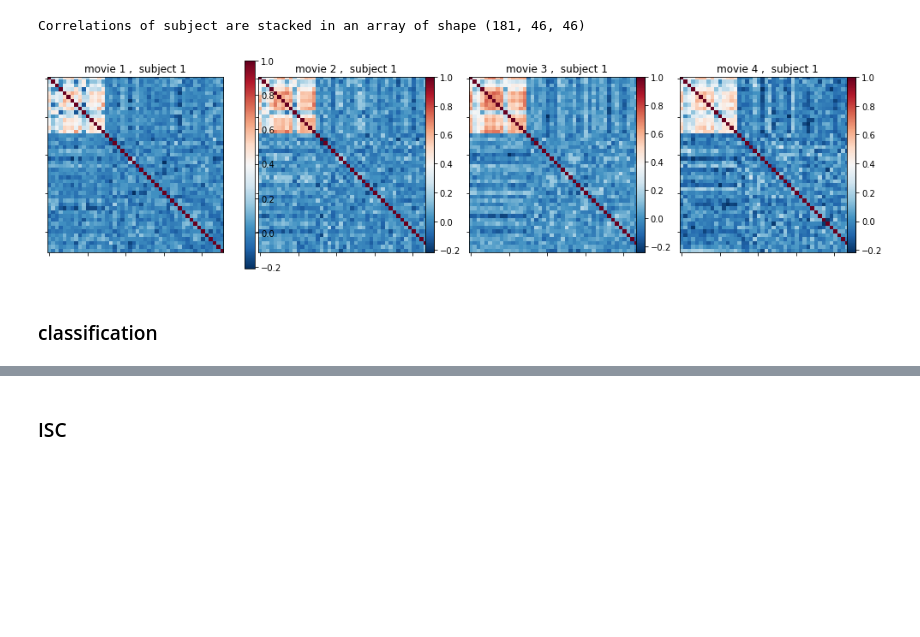
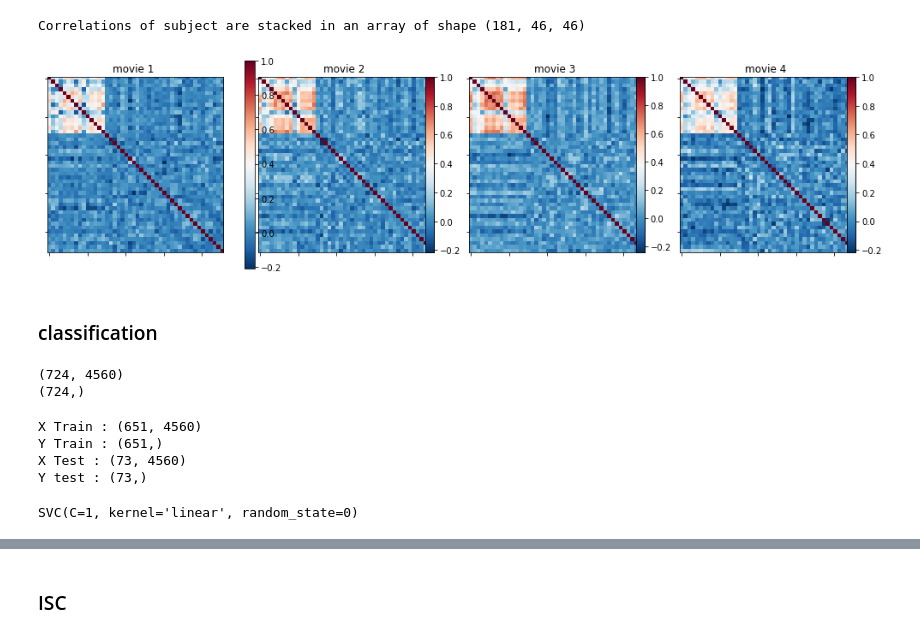
Before and after one commit to eyalhizmi/Machine-learning-methods-for-fMRI-signal-analysis, a Jupyter notebook: final_project_fmri.ipynb, the cells around one changed output, grey strips where cells are left out. Cells and saved outputs as stored; diff of their text form; code cells hidden in the pictures; blank space fills up the shorter version.

```diff
--- a/final_project_fmri.ipynb
+++ b/final_project_fmri.ipynb
@@ -195,14 +195,63 @@ Correlations of subject are stacked in an array of shape (181, 46, 46)
 # %%
 from nilearn import plotting
 from matplotlib import pyplot as plt
 
 subject_num = 1
 
 _, axes = plt.subplots(1, 4, figsize=(20, 10))
 for i, (matrix, ax) in enumerate(zip(correlation_per_movie, axes)):
     plotting.plot_matrix(matrix[subject_num,:], axes=ax) # tri = 'lower'
-    ax.set_title(f'movie {i+1} ,  subject {subject_num}')
+    ax.set_title(f'movie {i+1} ')
 # %% [output]
-[figure, old version]
+[figure, new version]
 # %% [markdown]
 ### classification
+# %%
+from nilearn.connectome import ConnectivityMeasure
+
+correlation_measure = ConnectivityMeasure(kind='correlation', vectorize=True)
+
+movies = all_data[0,1:5]
+
+network_type = network==4
+network_type = network_type.squeeze().astype(bool)
+
+correlation_matrices  = []
+label = []
+for i , movie in enumerate (movies):
+  roi = movie[:,network_type,:]
+  roi = roi.transpose(0,2,1)
+  subjects , TR , ROI = roi.shape
+  data2cala = [roi[subj,:] for subj in range(len(roi))]
+
+  correlation_vector =correlation_measure.fit_transform(data2cala)
+  correlation_matrices.append(correlation_vector)
+  label.append(np.ones((subjects,), dtype=int)*(i+1))
+
+correlation = np.concatenate(correlation_matrices)
+label = np.concatenate(label)
+
+print(correlation.shape)
+print(label.shape)
+# %% [output]
+(724, 4560)
+(724,)
+# %%
+from sklearn.model_selection import train_test_split
+X_train, X_test, y_train, y_test = train_test_split(correlation, label, test_size = 0.1, random_state = 0)
+
+print(f'X Train : {X_train.shape}')
+print(f'Y Train : {y_train.shape}')
+print(f'X Test : {X_test.shape}')
+print(f'Y test : {y_test.shape}')
+# %% [output]
+X Train : (651, 4560)
+Y Train : (651,)
+X Test : (73, 4560)
+Y test : (73,)
+# %%
+from sklearn.svm import SVC
+model_svm = SVC(random_state = 0, kernel='linear', C=1)
+model_svm.fit(X_train, y_train)
+# %% [output]
+SVC(C=1, kernel='linear', random_state=0)
```
Also changed, not shown: parts of 1 cell of this notebook.
